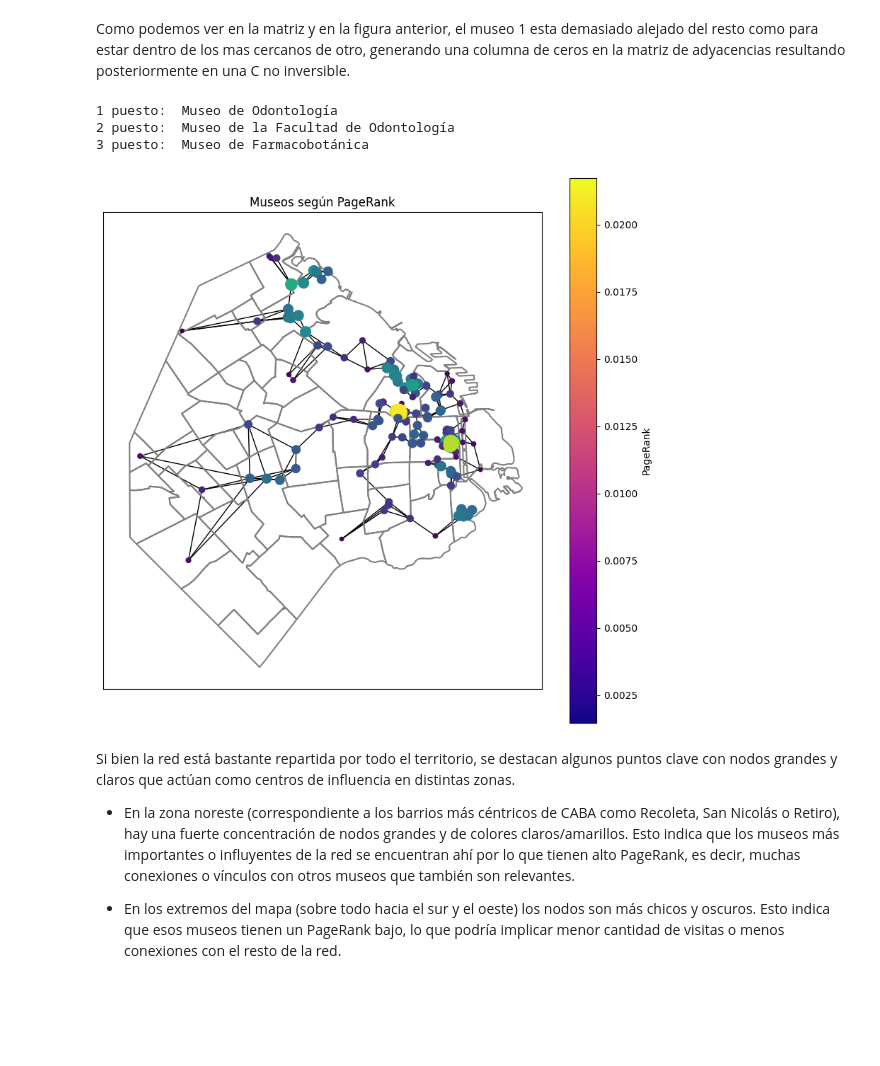
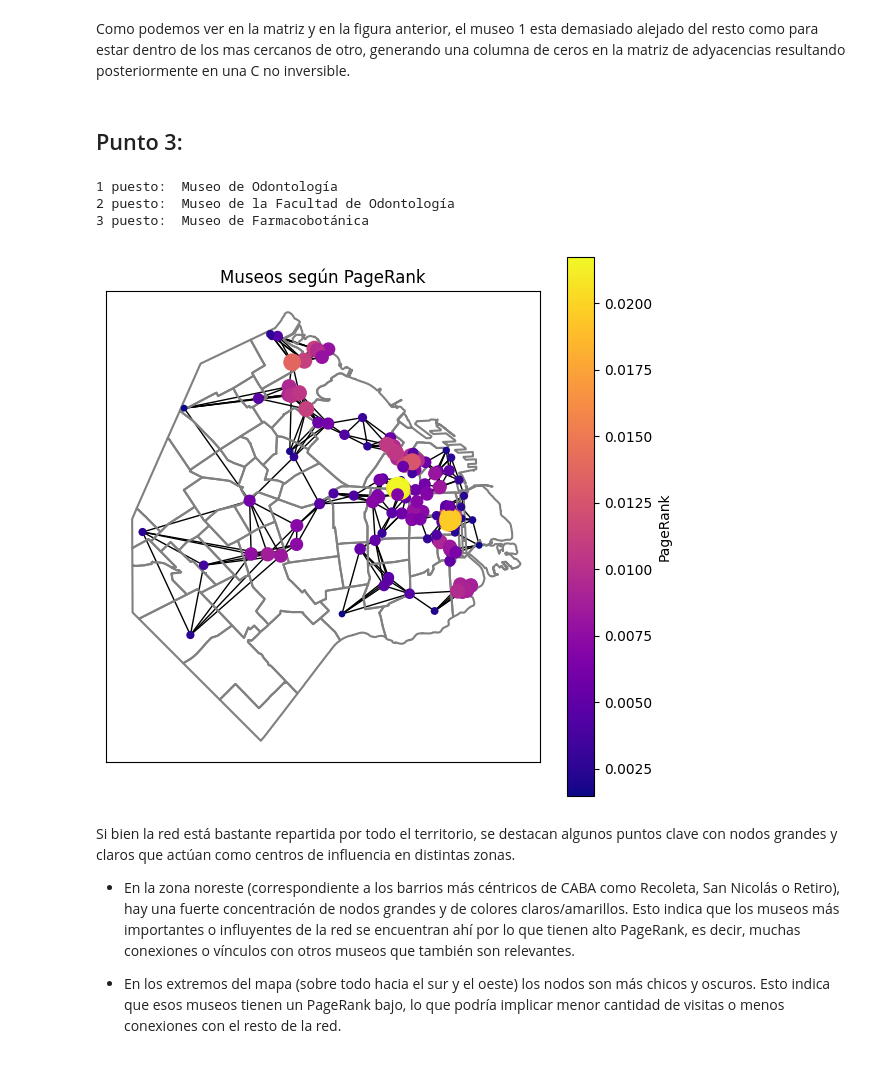
Before and after one commit to fernandezlucia/TPMuseos, a Jupyter notebook: TP1_template.ipynb, the cells around one changed output. Cells and saved outputs as stored; diff of their text form; code cells hidden in the pictures; blank space fills up the shorter version.

```diff
--- a/TP1_template.ipynb
+++ b/TP1_template.ipynb
@@ -132,6 +203,8 @@ print(B)
 [figure]
 # %% [markdown]
 Como podemos ver en la matriz y en la figura anterior, el museo 1 esta demasiado alejado del resto como para estar dentro de los mas cercanos de otro, generando una columna de ceros en la matriz de adyacencias resultando posteriormente en una C no inversible.
+# %% [markdown]
+## Punto 3:
 # %%
 def calculaLU(matriz):
     U = np.copy(matriz)
@@ -149,9 +222,12 @@ def calculaLU(matriz):
     return L, U
 # %%
 def calcula_matriz_C(A):
+    n = A.shape[0]
+    K = np.zeros((n,n))
+
     suma_col = np.sum(A, axis = 1)
     K = np.diag(suma_col)
-    n = A.shape[0]
+
     Kinv = np.zeros((n, n))
     for i in range(n):
         if K[i, i] != 0:
@@ -177,39 +257,44 @@ def punto_tres(m, alpha):
 def punto_tres_testing_img(m, alpha):
     A = construye_adyacencia(D,m)
     C = calcula_matriz_C(A)
-    N = C.shape[0]
-    b = np.ones(N)
-    M = (N / alpha) * (np.identity(N) - (1-alpha) * C)
+    N = A.shape[0]
+    b = np.ones(N)*(alpha /N)
+    I = np.eye(N)
+    M = (N / alpha) * ( I - (1-alpha) * C)
 
     L, U = calculaLU(M)
 
+    # Resolvemos Ly = b
     y = scipy.linalg.solve_triangular(L, b, lower=True)
+    # Resolvemos Up = y
     p = scipy.linalg.solve_triangular(U, y, lower=False)
 
-    return p, A
+    p_norm = p / p.sum()  # Normalizamos
+
+    return p_norm, A
 # %%
 p, B = punto_tres_testing_img(m=5, alpha=1/5)
 invertido = np.argsort(p)[::-1]
 print("1 puesto: ",museos.iloc[invertido[0]]['name'])
 print("2 puesto: ",museos.iloc[invertido[1]]['name'])
 print("3 puesto: ",museos.iloc[invertido[2]]['name'])
 
 G2 = nx.from_numpy_array(B)
 G_layout = {i:v for i,v in enumerate(zip(museos.to_crs("EPSG:22184").get_coordinates()['x'],museos.to_crs("EPSG:22184").get_coordinates()['y']))}
 factor_escala = 1e4 # Escalamos los nodos 10 mil veces para que sean bien visibles
-fig, ax = plt.subplots(figsize=(10, 10)) # Visualización de la red en el mapa
+fig, ax = plt.subplots(figsize=(7, 7)) # Visualización de la red en el mapa
 barrios.to_crs("EPSG:22184").boundary.plot(color='gray',ax=ax) # Graficamos Los barrios
-nx.draw_networkx(G, G_layout, node_size=p*factor_escala, with_labels=False, ax=ax, node_color=p, edge_cmap=plt.cm.plasma)
+nx.draw_networkx(G, G_layout, node_size=p*factor_escala, with_labels=False, ax=ax, node_color=p, cmap=plt.cm.plasma)
 escala = plt.cm.ScalarMappable(cmap=plt.cm.plasma)
 escala.set_array(p)
 plt.colorbar(escala, ax=ax, label='PageRank')
 plt.title("Museos según PageRank")
 plt.show()
 # %% [output]
 1 puesto:  Museo de Odontología
 2 puesto:  Museo de la Facultad de Odontología
 3 puesto:  Museo de Farmacobotánica
-[figure, old version]
+[figure, new version]
 # %% [markdown]
 Si bien la red está bastante repartida por todo el territorio, se destacan algunos puntos clave con nodos grandes y claros que actúan como centros de influencia en distintas zonas.
 
```
Also changed, not shown: parts of 16 cells of this notebook.
